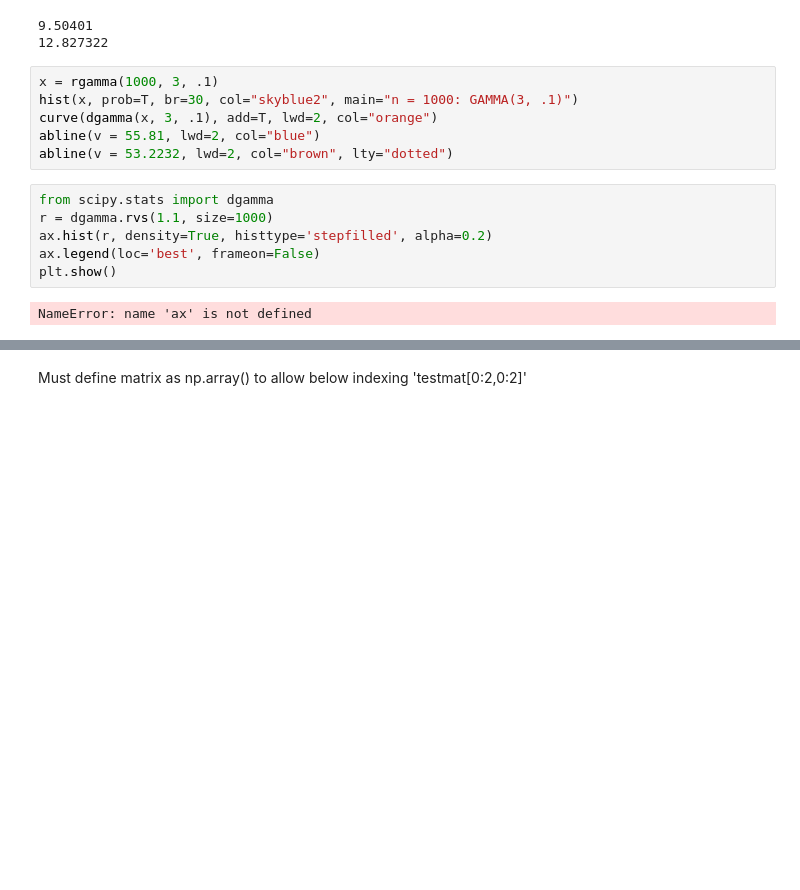
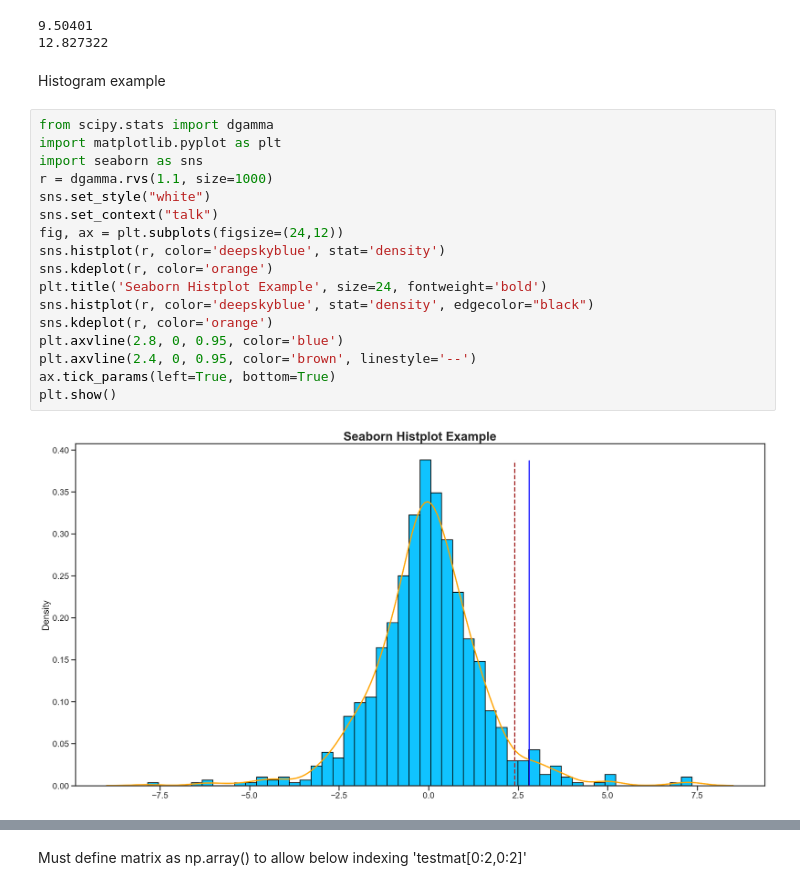
Before and after one commit to SeanMcQuade/python_np_pd_mlt_refresher, a Jupyter notebook: advantageAnalysis.ipynb, the cells around one changed output, grey strips where cells are left out. Saved outputs shown, nothing was run; the diff lists cells and outputs as text; blank space fills up the shorter version.

Commit message:
practice with scipy, histograms, and bin numbers
I learned some options regarding different presentation of stats output.

```diff
--- a/advantageAnalysis.ipynb
+++ b/advantageAnalysis.ipynb
@@ -38,17 +38,24 @@ print(np.average(D20_withAdvantage))
 # %% [output]
 9.50401
 12.827322
-# %%
-x = rgamma(1000, 3, .1)
-hist(x, prob=T, br=30, col="skyblue2", main="n = 1000: GAMMA(3, .1)")
-curve(dgamma(x, 3, .1), add=T, lwd=2, col="orange")
-abline(v = 55.81, lwd=2, col="blue")
-abline(v = 53.2232, lwd=2, col="brown", lty="dotted")
+# %% [markdown]
+Histogram example
 # %%
 from scipy.stats import dgamma
+import matplotlib.pyplot as plt
+import seaborn as sns
 r = dgamma.rvs(1.1, size=1000)
-ax.hist(r, density=True, histtype='stepfilled', alpha=0.2)
-ax.legend(loc='best', frameon=False)
+sns.set_style("white")
+sns.set_context("talk")
+fig, ax = plt.subplots(figsize=(24,12))
+sns.histplot(r, color='deepskyblue', stat='density')
+sns.kdeplot(r, color='orange')
+plt.title('Seaborn Histplot Example', size=24, fontweight='bold')
+sns.histplot(r, color='deepskyblue', stat='density', edgecolor="black")
+sns.kdeplot(r, color='orange')
+plt.axvline(2.8, 0, 0.95, color='blue')
+plt.axvline(2.4, 0, 0.95, color='brown', linestyle='--')
+ax.tick_params(left=True, bottom=True)
 plt.show()
 # %% [output]
-NameError: name 'ax' is not defined
+[figure, added]
```
Also changed, not shown: parts of 3 cells of this notebook.
